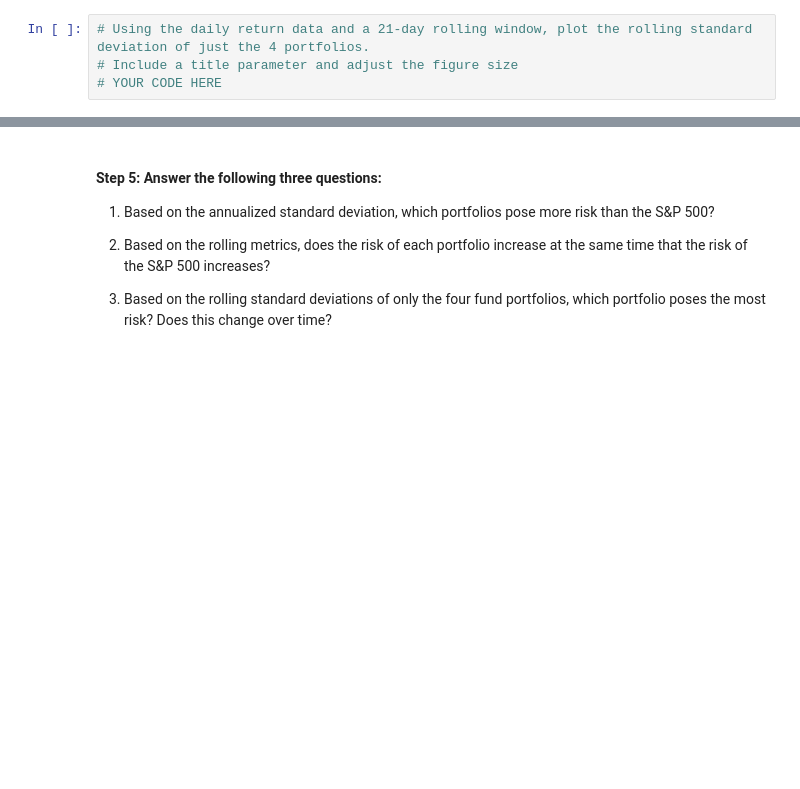
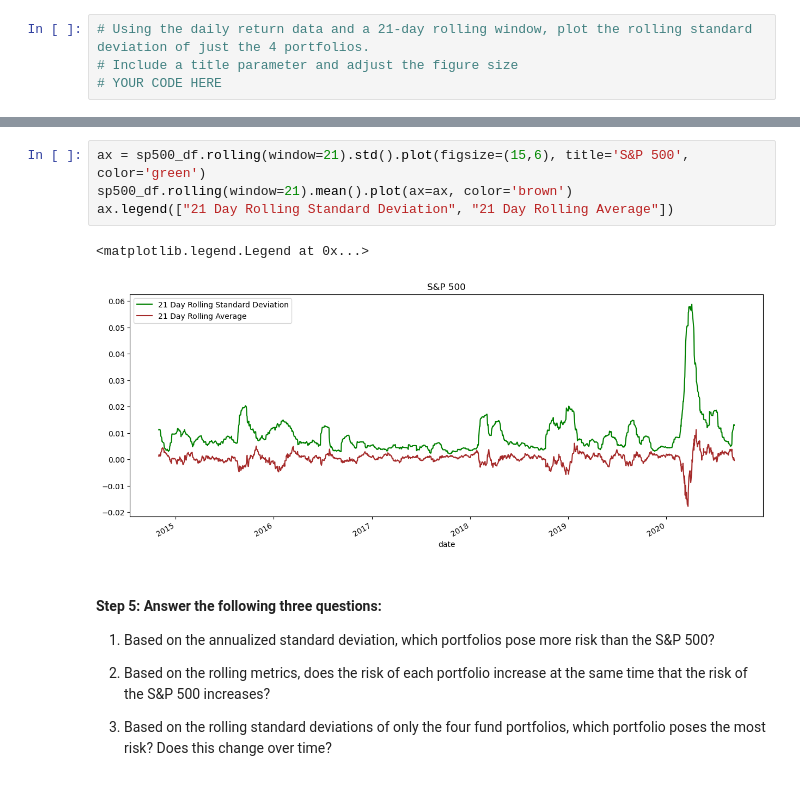
Before and after one commit to SkyRanger05/Module-Challenges, a Jupyter notebook: risk_return_analysis.ipynb, the cells around one changed output, grey strips where cells are left out. Saved outputs shown, nothing was run; the diff lists cells and outputs as text; blank space fills up the shorter version.

```diff
--- a/risk_return_analysis.ipynb
+++ b/risk_return_analysis.ipynb
@@ -545,3 +567,10 @@ sfm_df.rolling(window=21).std().plot()
+# %%
+ax = sp500_df.rolling(window=21).std().plot(figsize=(15,6), title='S&P 500', color='green')
+sp500_df.rolling(window=21).mean().plot(ax=ax, color='brown')
+ax.legend(["21 Day Rolling Standard Deviation", "21 Day Rolling Average"])
+# %% [output]
+<matplotlib.legend.Legend at 0x...>
+[figure, added]
 # %% [markdown]
 #### Step 5: Answer the following three questions:
 
```
Also changed, not shown: parts of 6 cells of this notebook.
